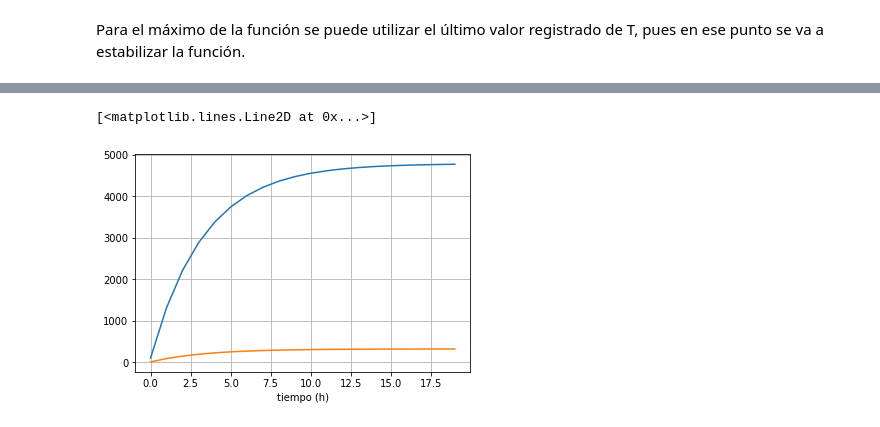
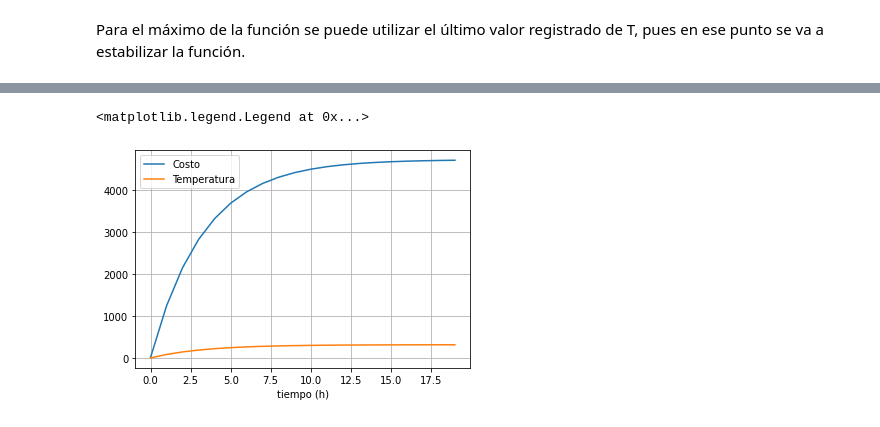
Before and after one commit to ACMUD/PyGroupIA, a Jupyter notebook: Clase 3_ Librerias, modulos y ciencia de datos.ipynb, the cells around one changed output, grey strips where cells are left out. Saved outputs shown, nothing was run; the diff lists cells and outputs as text; code cells hidden in the pictures.

```diff
--- a/Clase 3_ Librerias, modulos y ciencia de datos.ipynb
+++ b/Clase 3_ Librerias, modulos y ciencia de datos.ipynb
@@ -674,7 +674,7 @@ Una fábrica tiene una máquina que se calienta conforme se utiliza, un ingenier
 #@title Datos
 print("El dataset se llama datos y es data frame de pandas.")
 t=np.arange(0,20)
-T=-5.7*pow(np.e,-0.3*t+4)+315+np.random.rand()*10
+T=-5.7*pow(np.e,-0.3*t+4)+315+np.random.rand(len(t))
 datos=pd.DataFrame()
 datos["tiempo(h)"]=t
 datos["Temperatura(c)"]=T
@@ -737,10 +765,11 @@ plt.scatter(t,T,color="orange")
 # %%
 g=lambda t: 15*f(t)
 
 plt.xlabel("tiempo (h)")
 plt.grid()
-plt.plot(t,g(t))
-plt.plot(t,f(t))
+plt.plot(t,g(t),label="Costo")
+plt.plot(t,f(t),label="Temperatura")
+plt.legend()
 # %% [output]
-[<matplotlib.lines.Line2D at 0x...>]
+<matplotlib.legend.Legend at 0x...>
-[figure, old version]
+[figure, new version]
```
Also changed, not shown: parts of 11 cells of this notebook.
